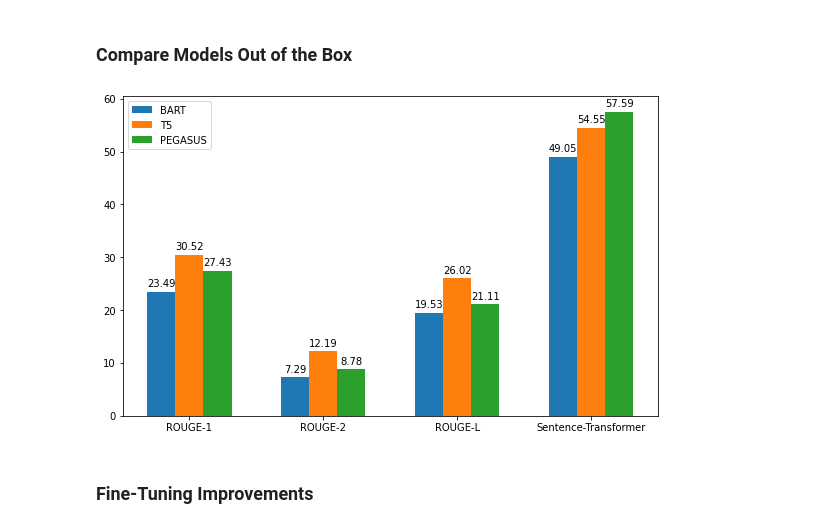
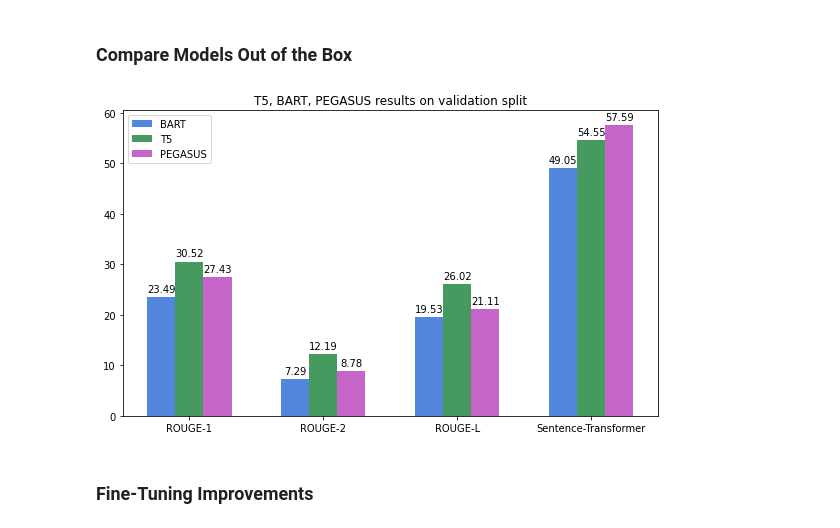
Before and after one commit to marcoabrate/transformers_magma_learning, a Jupyter notebook: fine-tuning/compare_results.ipynb, the cells around one changed output. Cells and saved outputs as stored; diff of their text form; code cells hidden in the pictures.

```diff
--- a/fine-tuning/compare_results.ipynb
+++ b/fine-tuning/compare_results.ipynb
@@ -36,7 +39,7 @@ tqdm.pandas()
 # %% [markdown]
 ##### Plot Models Comparison
 # %%
-def plot_compare_models(split, model_names, model_files, metrics_names, metrics):
+def plot_compare_models(split, model_names, model_files, metrics_names, metrics, colors, title):
     import json
 
     results = np.zeros((len(metrics), len(model_files)))
@@ -54,11 +57,12 @@ def plot_compare_models(split, model_names, model_files, metrics_names, metrics)
 
     fig, ax = plt.subplots(figsize=(8, 5))
     models_plots = []
-    for i, (model, v) in enumerate(zip(model_names, var)):
-        models_plots.append(ax.bar(x +v, results[:, i], width, label=model))
+    for i, (model, v, c) in enumerate(zip(model_names, var, colors)):
+        models_plots.append(ax.bar(x +v, results[:, i], width, label=model, color=c))
 
     ax.set_xticks(x)
     ax.set_xticklabels(metrics_names)
+    ax.set_title(title)
     ax.legend()
 
     def autolabel(rects):
@@ -107,27 +111,33 @@ def print_compare_models(split, models_names, models_files, dataset_dir):
 # %%
 plot_compare_models(
     'val',
 
     ['BART',
     'T5',
     'PEGASUS'],
 
     [BART_DIR+'sshleifer_distilbart-cnn-12-6_bull_para_embed',
     T5_DIR+'t5-large_bull_para_embed',
     PEGASUS_DIR+'google_pegasus-large_bull_para_embed'],
 
     ['ROUGE-1',
     'ROUGE-2',
     'ROUGE-L',
     'Sentence-Transformer'],
 
     ['rouge1_fmeasure',
     'rouge2_fmeasure',
     'rougeLsum_fmeasure',
-    'sentence_distilroberta_cosine']
+    'sentence_distilroberta_cosine'],
+
+    ['#5387DD',
+     '#479A5F',
+     '#C565C7'],
+
+    'T5, BART, PEGASUS results on validation split'
 )
 # %% [output]
-[figure, old version]
+[figure, new version]
 # %% [markdown]
 ### Fine-Tuning Improvements
 # %% [markdown]
```
Also changed, not shown: parts of 17 cells of this notebook, 23 other files.
